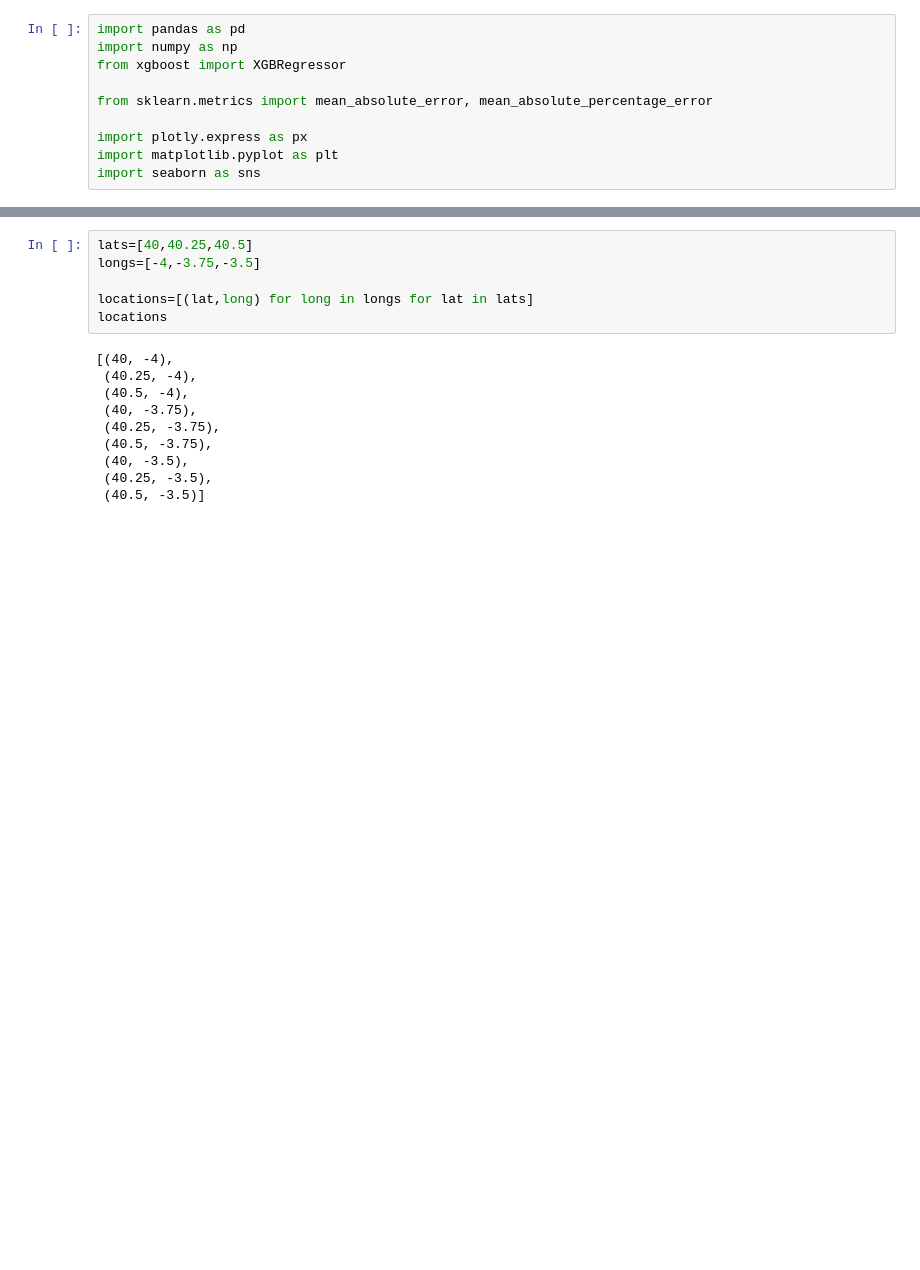
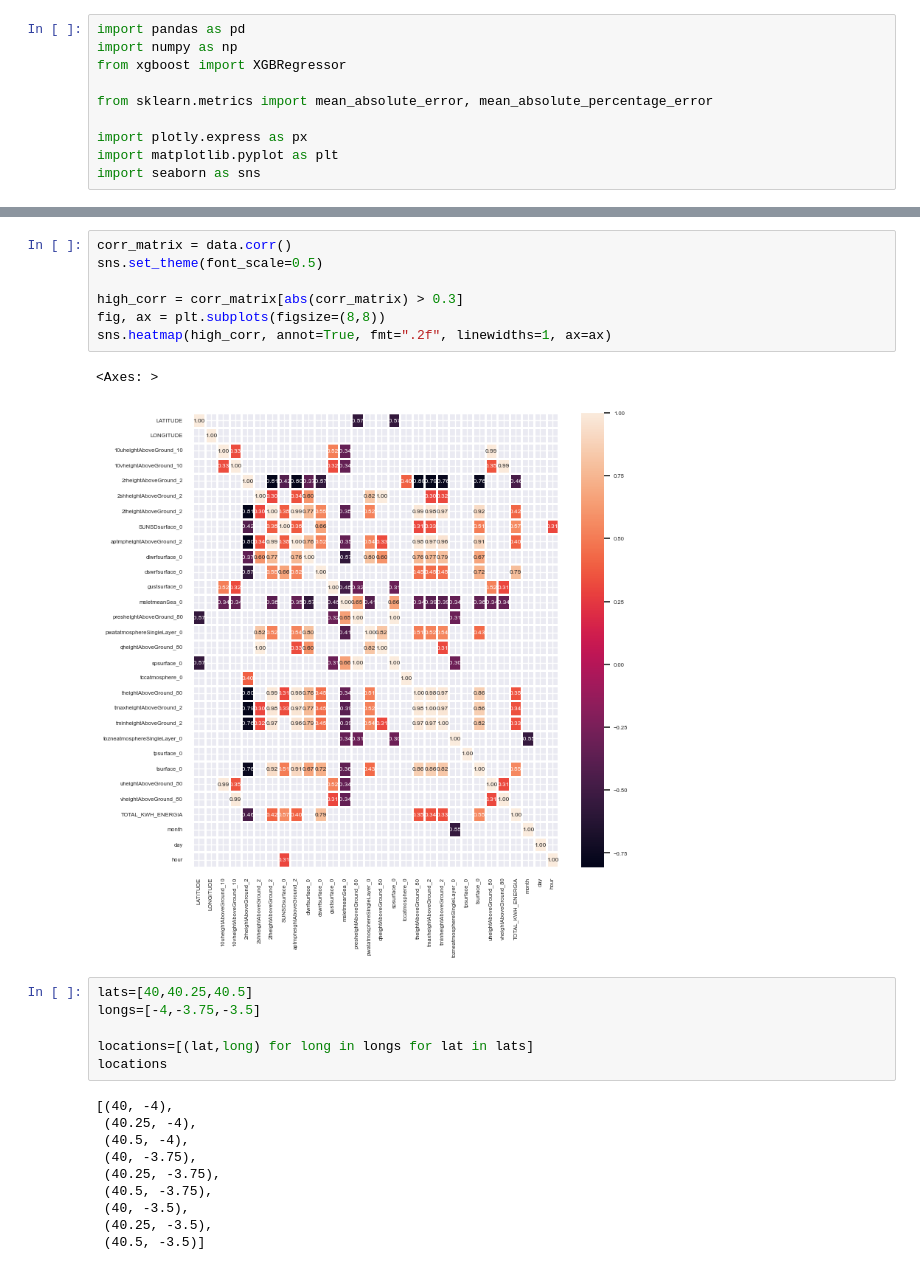
Before and after one commit to sajodajo/CCCCC-Datathon, a Jupyter notebook: solar_gen.ipynb, the cells around one changed output, grey strips where cells are left out. Cells and saved outputs as stored; diff of their text form; blank space fills up the shorter version.

```diff
--- a/solar_gen.ipynb
+++ b/solar_gen.ipynb
@@ -170,3 +83,13 @@ data.set_index('date',inplace=True)
+# %%
+corr_matrix = data.corr()
+sns.set_theme(font_scale=0.5)
+
+high_corr = corr_matrix[abs(corr_matrix) > 0.3]
+fig, ax = plt.subplots(figsize=(8,8))
+sns.heatmap(high_corr, annot=True, fmt=".2f", linewidths=1, ax=ax)
+# %% [output]
+<Axes: >
+[figure, added]
 # %%
 lats=[40,40.25,40.5]
 longs=[-4,-3.75,-3.5]
```
Also changed, not shown: parts of 32 cells of this notebook.
